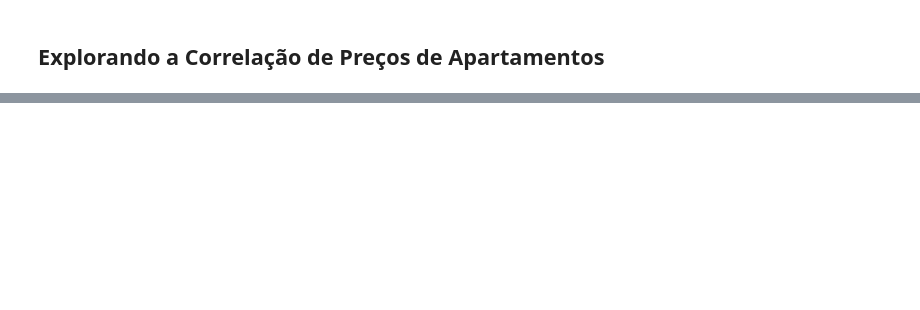
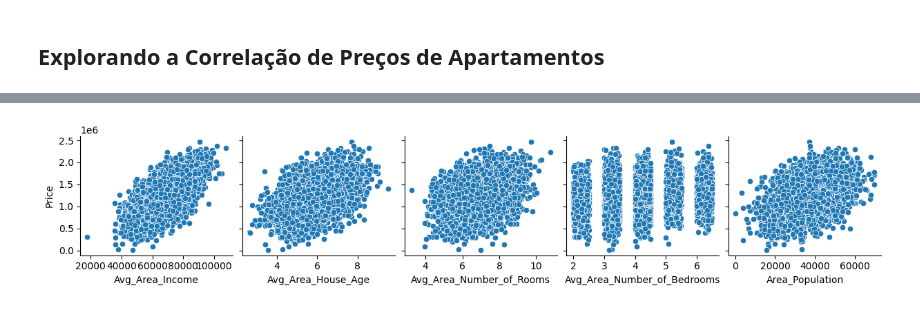
Before and after one commit to leandroboteon/python-correlacoes-precos-apartamento, a Jupyter notebook: Relacoes_de_precos_de_apartamentos.ipynb, the cells around one changed output, grey strips where cells are left out. Cells and saved outputs as stored; diff of their text form; code cells hidden in the pictures; blank space fills up the shorter version.

```diff
--- a/Relacoes_de_precos_de_apartamentos.ipynb
+++ b/Relacoes_de_precos_de_apartamentos.ipynb
@@ -39,0 +77,7 @@ df_apto
+# %%
+sns.pairplot(df_apto,
+             x_vars = ["Avg_Area_Income",	"Avg_Area_House_Age",	"Avg_Area_Number_of_Rooms",	"Avg_Area_Number_of_Bedrooms",	"Area_Population"],
+             y_vars = "Price"
+             );
+# %% [output]
+[figure, added]
```
Also changed, not shown: parts of 24 cells of this notebook.
